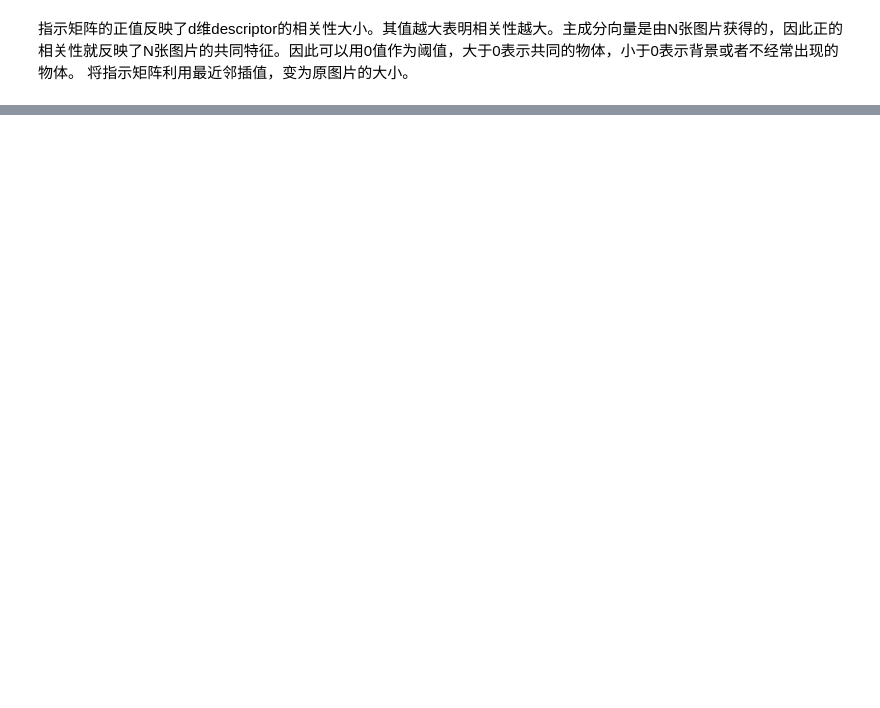
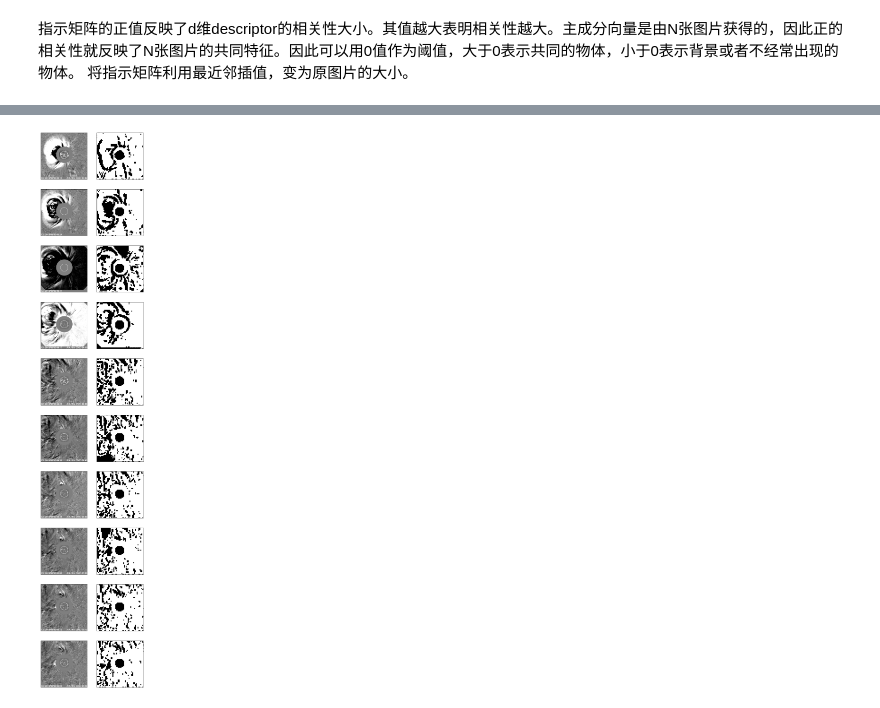
Before and after one commit to Yokinshita/CMEclassfication, a Jupyter notebook: 工作笔记.ipynb, the cells around one changed output, grey strips where cells are left out. Drawn from its saved outputs; the diff is of its cells as text; code cells hidden in the pictures; blank space fills up the shorter version.

```diff
--- a/工作笔记.ipynb
+++ b/工作笔记.ipynb
@@ -241,13 +248,21 @@ def isInside(point:tuple, xBound:tuple, yBound:tuple) -> bool:
         return False
 
 
-def getLargestComponet(reSizedIndicator):
-    '''
-    找到指示矩阵中的最大连通分量
+def getConnectedComponet(reSizedIndicator:np.ndarray) -> tuple:
+    """找到指示矩阵中的最大连通分量
 
-    mask为二维数组，mask中大于0的值表示连通分量，不同的大于0的值表示不同的连通分量。
-    componentIndex表示连通分量的个数
-    '''
+    Parameters
+    ----------
+    reSizedIndicator : np.ndarray
+        指示矩阵
+
+    Returns
+    -------
+    mask : np.ndarray
+        连通分量的遮罩,为h*w二维数组,mask中大于0的值表示连通分量,不同的大于0的值表示不同的连通分量。
+    componentIndex : int
+        表示连通分量的个数
+    """
     binaryIndicatorMat = np.where(reSizedIndicator > 0, 1, 0)
     # mask用于指示reSizedIndicator中同位置的点是否被标记
     # 若某点为0，表示还未被搜索到，若为-1，表示此点不在搜索区域内，若为正数，则用以区分不同的连通分量
@@ -255,7 +270,6 @@ def getLargestComponet(reSizedIndicator):
     # binaryIndicatorMat中为0的点不属于搜索范围，需要在fill中将相应的点标为-1
     mask[binaryIndicatorMat == 0] = -1
     # 指定flood-fill算法的起始点坐标
-    # TODO可以添加自行决定起始点的代码，而不是直接给定
     # mask中起始点所对应的位置的值必须为0
     filled = set()
     #s = (0, 3)
@@ -311,5 +325,19 @@ def getLargestComponet(reSizedIndicator):
                 fill.add(nextPoint)
                 componentIndex = componentIndex + 1
     return mask, componentIndex
-# %%
-mask, componetIndex = getLargestComponet(reSizedIndicator)
+# %%
+# mask, componetIndex = getConnectedComponet(reSizedIndicator)
+
+def getLargestConnectedComponent(mask, componetIndex):
+    """获取最大连通分量"""
+    largestComponent = np.zeros_like(mask)
+    componetNumlist = [
+        np.argwhere(mask == i).shape[0] for i in range(1, componetIndex)
+    ]
+    largestComponetIndex = np.argmax(componetNumlist) + 1
+    largestComponent[mask == largestComponetIndex] = 1
+    return largestComponent
+
+
+# largestComp = getLargestConnectedComponent(mask, componetIndex)
+# plt.imshow(largestComp, cmap='gray')
@@ -315,0 +426,4 @@ mask, componetIndex = getLargestComponet(reSizedIndicator)
+# %%
+drawLargestComp(imgarray, largestComps)
+# %% [output]
+[figure, added]
```
Also changed, not shown: parts of 11 cells of this notebook, 2 other files.
